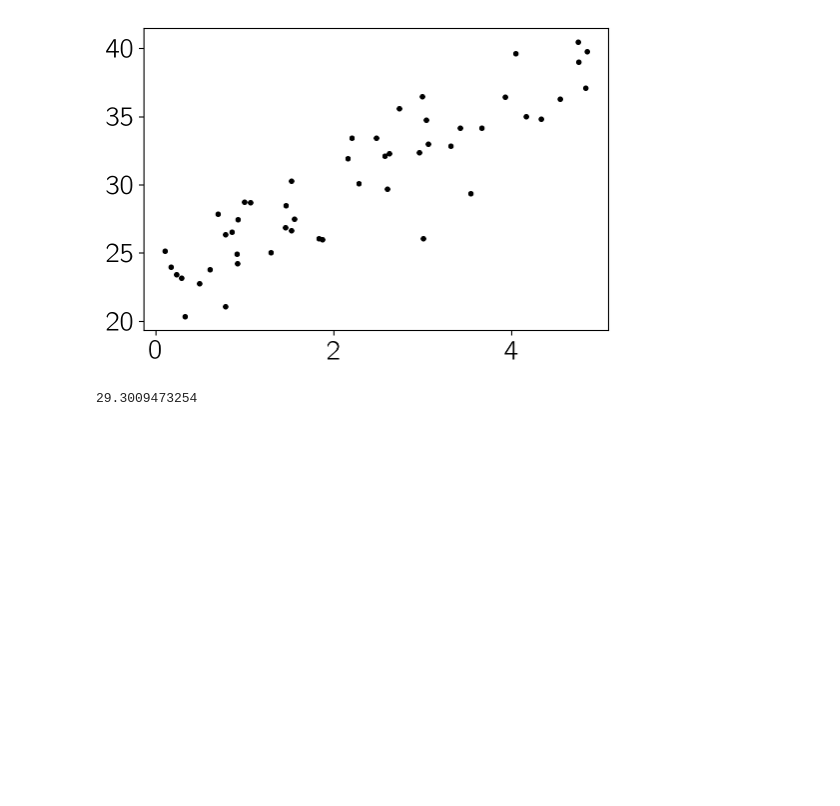
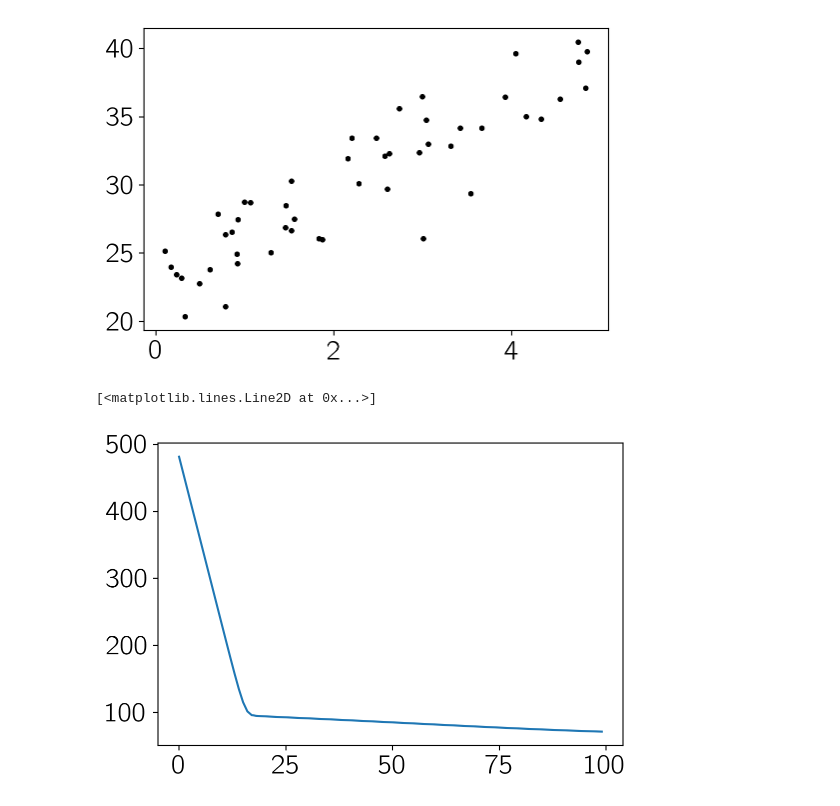
Before and after one commit to dfm/hackaas2018, a Jupyter notebook: fitting-a-line-to-data-with-tensorflow.ipynb, the cells around one changed output. Drawn from its saved outputs; the diff is of its cells as text; code cells hidden in the pictures; blank space fills up the shorter version.

```diff
--- a/fitting-a-line-to-data-with-tensorflow.ipynb
+++ b/fitting-a-line-to-data-with-tensorflow.ipynb
@@ -48,11 +50,16 @@ with tf.Session() as session:
     session.run(init)
 
     data = {x_tensor: x, y_tensor: y}
-    for i in range(1000):
+    nll_history = []
+    for i in range(100):
         session.run(opt, feed_dict=data)
-#         print(session.run(nll, feed_dict=data))
+        nll_history.append(session.run(nll, feed_dict=data))
 
-    print(session.run(b))
+    hess_result = session.run(hess, feed_dict=data)
+    params = session.run([m, b, log_sigma])
     pred = session.run(model, feed_dict=data)
-# %% [output]
-29.3009473254
+# %%
+plt.plot(nll_history)
+# %% [output]
+[<matplotlib.lines.Line2D at 0x...>]
+[figure, added]
```
Also changed, not shown: parts of 3 cells of this notebook.
